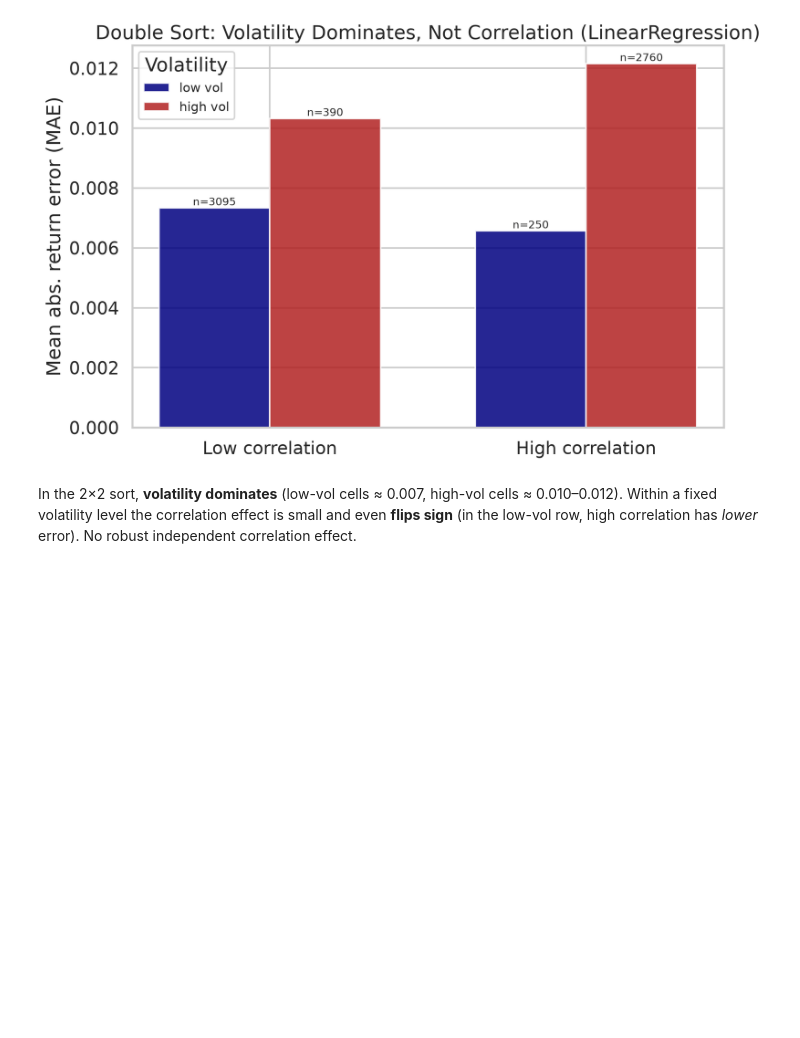
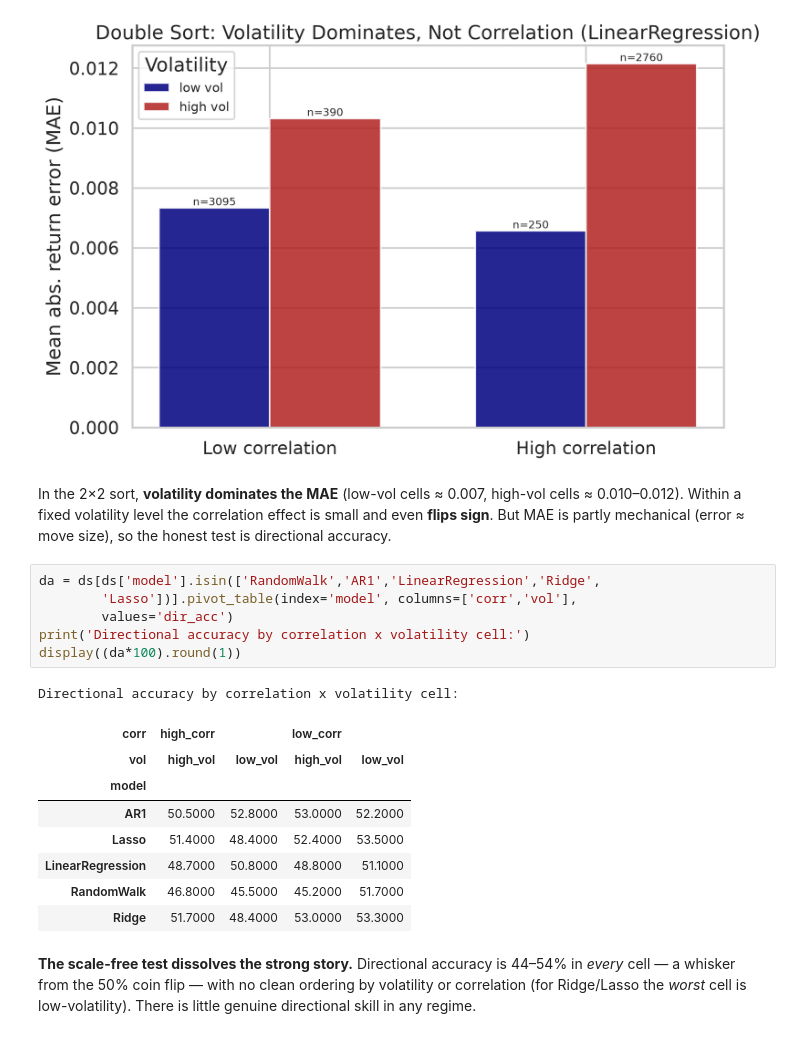
Before and after one commit to Zikobob/Stock-research, a Jupyter notebook: notebooks/research_analysis.ipynb, the cells around one changed output. Drawn from its saved outputs; the diff is of its cells as text; blank space fills up the shorter version.

```diff
--- a/notebooks/research_analysis.ipynb
+++ b/notebooks/research_analysis.ipynb
@@ -203,6 +203,24 @@ MAE by correlation x volatility (LinearRegression):
 | low_corr | 0.0103 | 0.0073 |
 [figure]
 # %% [markdown]
-In the 2×2 sort, **volatility dominates** (low-vol cells ≈ 0.007, high-vol cells ≈ 0.010–0.012). Within a fixed volatility level the correlation effect is small and even **flips sign** (in the low-vol row, high correlation has *lower* error). No robust independent correlation effect.
+In the 2×2 sort, **volatility dominates the MAE** (low-vol cells ≈ 0.007, high-vol cells ≈ 0.010–0.012). Within a fixed volatility level the correlation effect is small and even **flips sign**. But MAE is partly mechanical (error ≈ move size), so the honest test is directional accuracy.
+# %%
+da = ds[ds['model'].isin(['RandomWalk','AR1','LinearRegression','Ridge',
+        'Lasso'])].pivot_table(index='model', columns=['corr','vol'],
+        values='dir_acc')
+print('Directional accuracy by correlation x volatility cell:')
+display((da*100).round(1))
+# %% [output]
+Directional accuracy by correlation x volatility cell:
+| corr | high_corr |  | low_corr |  |
+| vol | high_vol | low_vol | high_vol | low_vol |
+| model |  |  |  |  |
+| AR1 | 50.5000 | 52.8000 | 53.0000 | 52.2000 |
+| Lasso | 51.4000 | 48.4000 | 52.4000 | 53.5000 |
+| LinearRegression | 48.7000 | 50.8000 | 48.8000 | 51.1000 |
+| RandomWalk | 46.8000 | 45.5000 | 45.2000 | 51.7000 |
+| Ridge | 51.7000 | 48.4000 | 53.0000 | 53.3000 |
+# %% [markdown]
+**The scale-free test dissolves the strong story.** Directional accuracy is 44–54% in *every* cell — a whisker from the 50% coin flip — with no clean ordering by volatility or correlation (for Ridge/Lasso the *worst* cell is low-volatility). There is little genuine directional skill in any regime.
 # %% [markdown]
 ## 7. Conclusion
```
Also changed, not shown: parts of 1 cell of this notebook, 4 other files.
